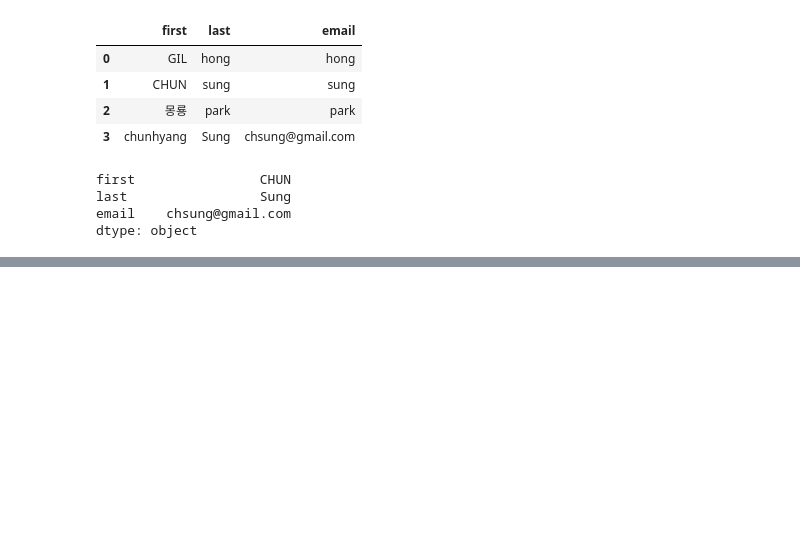
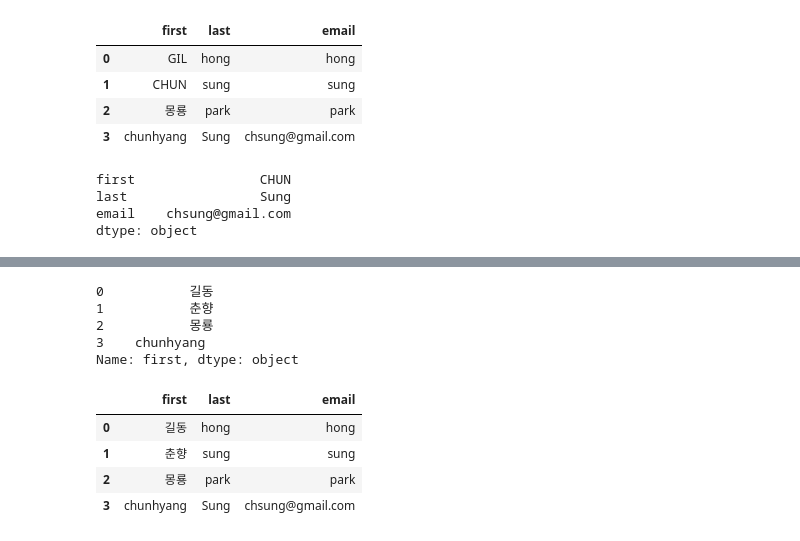
Before and after one commit to AZMIRAI/JUPYTER_NOTEBOOK, a Jupyter notebook: pandas/pandas_update_rows_columns(0923).ipynb, the cells around one changed output, grey strips where cells are left out. Drawn from its saved outputs; the diff is of its cells as text; code cells hidden in the pictures; blank space fills up the shorter version.

```diff
--- a/pandas/pandas_update_rows_columns(0923).ipynb
+++ b/pandas/pandas_update_rows_columns(0923).ipynb
@@ -389,0 +485,18 @@ dtype: object
+# %%
+df['first'].replace({'GIL' : '길동', 'CHUN' : '춘향'})
+# %% [output]
+0           길동
+1           춘향
+2           몽룡
+3    chunhyang
+Name: first, dtype: object
+# %%
+df['first'] = df['first'].replace({'GIL' : '길동', 'CHUN' : '춘향'})
+# %%
+df
+# %% [output]
+|  | first | last | email |
+| 0 | 길동 | hong | hong |
+| 1 | 춘향 | sung | sung |
+| 2 | 몽룡 | park | park |
+| 3 | chunhyang | Sung | chsung@gmail.com |
```
Also changed, not shown: parts of 17 cells of this notebook.
